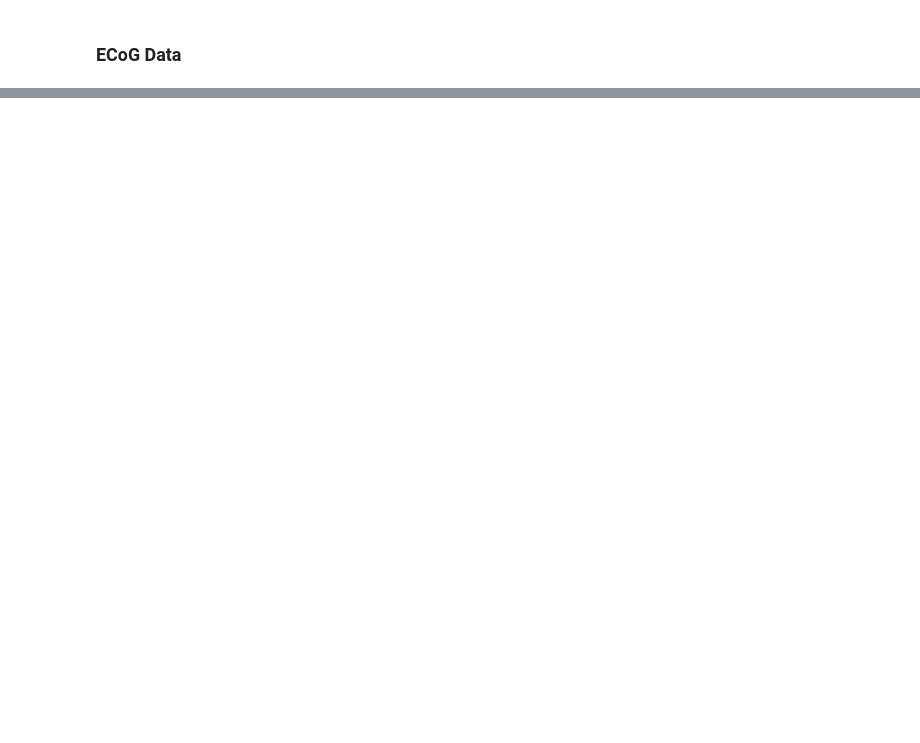
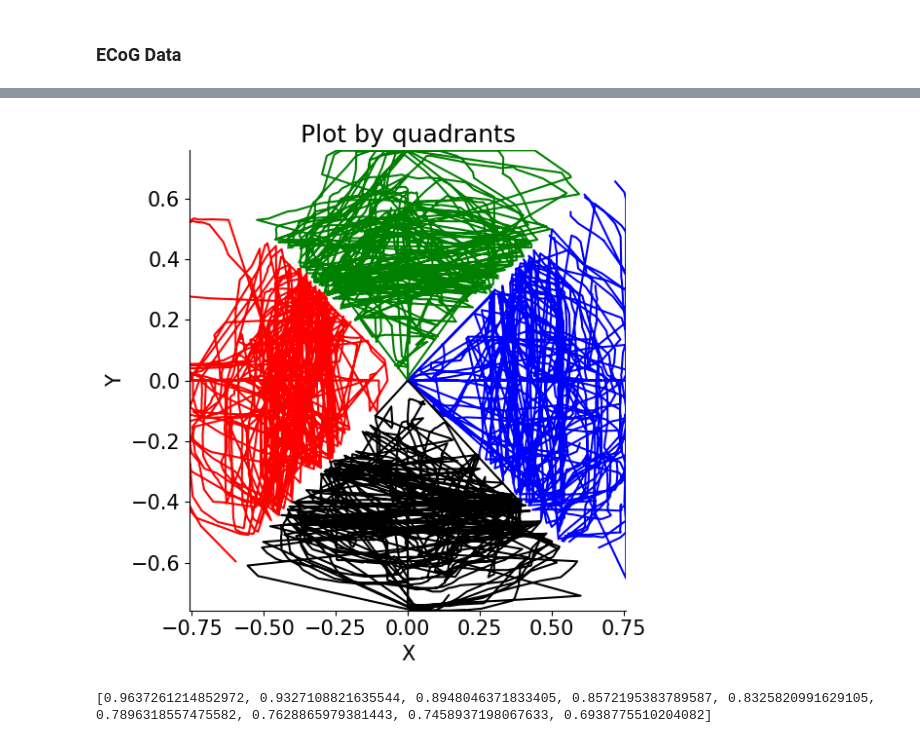
Before and after one commit to UBCMint/Joystick-Prediction, a Jupyter notebook: Index.ipynb, the cells around one changed output, grey strips where cells are left out. Drawn from its saved outputs; the diff is of its cells as text; code cells hidden in the pictures; blank space fills up the shorter version.

```diff
--- a/Index.ipynb
+++ b/Index.ipynb
@@ -494,0 +737,43 @@ plot_and_save_cursor_and_joystick_gif(
+# %%
+# Author: Akira Kudo
+# Created: -
+# Last updated: 2024/03/10
+
+# we divide the field into four quadrants; each quadrant is centered around
+# the four directions, 1:right, 2:up, 3:left, 4:down.
+def label_quadrant(speed : np.ndarray, direction : np.ndarray):
+  # TODO - DO SOMETHING WITH SPEED!!
+  def angle_to_quadrant(direction):
+    if 0 <= direction <= np.pi/4:
+      quadrant = 1
+    elif np.pi/4 < direction <= np.pi*3/4:
+      quadrant = 2
+    elif np.pi*3/4 < direction <= np.pi*5/4:
+      quadrant = 3
+    elif np.pi*5/4 < direction <= np.pi*7/4:
+      quadrant = 4
+    else:
+      quadrant = 1
+    return quadrant
+
+  labels = np.vectorize(angle_to_quadrant)(direction)
+  return labels
+
+def sanity_check_plot_labels_by_quadrant(X : np.ndarray,
+                                         Y : np.ndarray,
+                                         label : np.ndarray,
+                                         figureName : str):
+  fig = plt.figure(figsize=(6,6))
+  colors = [None, 'b', 'g', 'r', 'k']
+  for quadrant in range(1,5):
+    quad_lbl_idx = label==quadrant
+    plt.plot(X[quad_lbl_idx], Y[quad_lbl_idx], color=colors[quadrant])
+  plt.xlabel('X'); plt.ylabel('Y')
+  plt.title(figureName)
+  plt.xlim(np.nanmin(X), np.nanmax(X)); plt.ylim(np.nanmin(Y), np.nanmax(Y))
+  plt.show()
+
+label = label_quadrant(speed, direction)
+sanity_check_plot_labels_by_quadrant(joystickX, joystickY, label, figureName="Plot by quadrants")
+# %% [output]
+[figure, added]
@@ -494,0 +820,7 @@ plot_and_save_cursor_and_joystick_gif(
+# %%
+patient = alldat[0][0]
+cursorX, cursorY = patient["cursorX"], patient["cursorY"]
+consistent_ratio = get_label_consistency_of_binsize(cursorX, cursorY, binsize=40)
+print(consistent_ratio)
+# %% [output]
+[0.9637261214852972, 0.9327108821635544, 0.8948046371833405, 0.8572195383789587, 0.8325820991629105, 0.7896318557475582, 0.7628865979381443, 0.7458937198067633, 0.6938775510204082]
```
Also changed, not shown: parts of 25 cells of this notebook.
